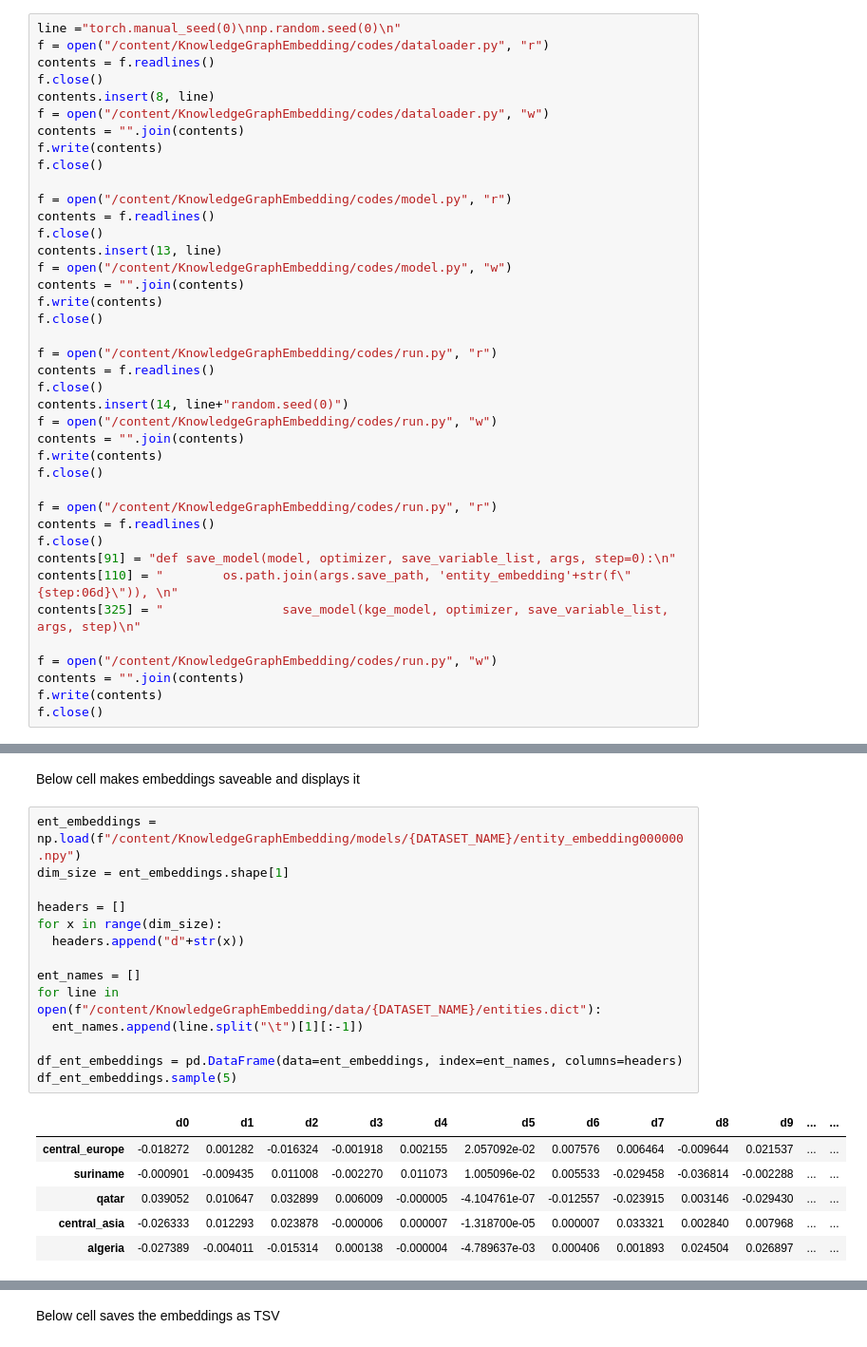
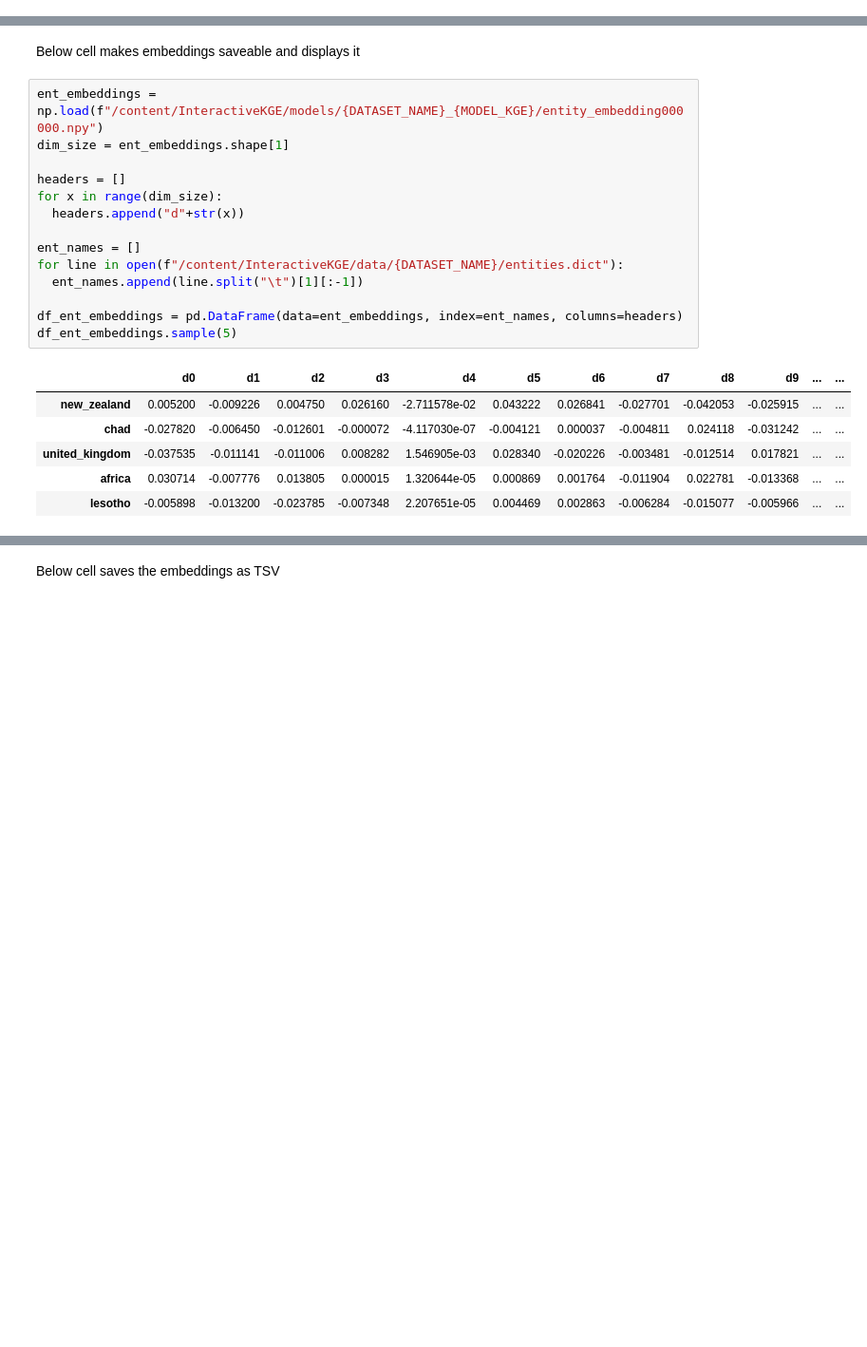
Before and after one commit to SHA-T/embedNclassify, a Jupyter notebook: embedNclassify.ipynb, the cells around one changed output, grey strips where cells are left out. Shown at 95% size. Cells and saved outputs as stored; diff of their text form; blank space fills up the shorter version.

```diff
--- a/embedNclassify.ipynb
+++ b/embedNclassify.ipynb
@@ -107,43 +145,3 @@ Run below cell to modify the code so that it is reproducible by setting numpy, t
-# %%
-line ="torch.manual_seed(0)\nnp.random.seed(0)\n"
-f = open("/content/KnowledgeGraphEmbedding/codes/dataloader.py", "r")
-contents = f.readlines()
-f.close()
-contents.insert(8, line)
-f = open("/content/KnowledgeGraphEmbedding/codes/dataloader.py", "w")
-contents = "".join(contents)
-f.write(contents)
-f.close()
-
-f = open("/content/KnowledgeGraphEmbedding/codes/model.py", "r")
-contents = f.readlines()
-f.close()
-contents.insert(13, line)
-f = open("/content/KnowledgeGraphEmbedding/codes/model.py", "w")
-contents = "".join(contents)
-f.write(contents)
-f.close()
-
-f = open("/content/KnowledgeGraphEmbedding/codes/run.py", "r")
-contents = f.readlines()
-f.close()
-contents.insert(14, line+"random.seed(0)")
-f = open("/content/KnowledgeGraphEmbedding/codes/run.py", "w")
-contents = "".join(contents)
-f.write(contents)
-f.close()
-
-f = open("/content/KnowledgeGraphEmbedding/codes/run.py", "r")
-contents = f.readlines()
-f.close()
-contents[91] = "def save_model(model, optimizer, save_variable_list, args, step=0):\n"
-contents[110] = "        os.path.join(args.save_path, 'entity_embedding'+str(f\"{step:06d}\")), \n"
-contents[325] = "                save_model(kge_model, optimizer, save_variable_list, args, step)\n"
-
-f = open("/content/KnowledgeGraphEmbedding/codes/run.py", "w")
-contents = "".join(contents)
-f.write(contents)
-f.close()
 # %% [markdown]
 Train KGE model:
 # %%
@@ -186,26 +184,26 @@ hits1, hits3, hits10, mr, mrr, loss = plot_logs(f"/content/KnowledgeGraphEmbeddi
 # %% [markdown]
 Below cell makes embeddings saveable and displays it
 # %%
-ent_embeddings = np.load(f"/content/KnowledgeGraphEmbedding/models/{DATASET_NAME}/entity_embedding000000.npy")
+ent_embeddings = np.load(f"/content/InteractiveKGE/models/{DATASET_NAME}_{MODEL_KGE}/entity_embedding000000.npy")
 dim_size = ent_embeddings.shape[1]
 
 headers = []
 for x in range(dim_size):
   headers.append("d"+str(x))
 
 ent_names = []
-for line in open(f"/content/KnowledgeGraphEmbedding/data/{DATASET_NAME}/entities.dict"):
+for line in open(f"/content/InteractiveKGE/data/{DATASET_NAME}/entities.dict"):
   ent_names.append(line.split("\t")[1][:-1])
 
 df_ent_embeddings = pd.DataFrame(data=ent_embeddings, index=ent_names, columns=headers)
 df_ent_embeddings.sample(5)
 # %% [output]
 |  | d0 | d1 | d2 | d3 | d4 | d5 | d6 | d7 | d8 | d9 | ... | ... |
-| central_europe | -0.018272 | 0.001282 | -0.016324 | -0.001918 | 0.002155 | 2.057092e-02 | 0.007576 | 0.006464 | -0.009644 | 0.021537 | ... | ... |
-| suriname | -0.000901 | -0.009435 | 0.011008 | -0.002270 | 0.011073 | 1.005096e-02 | 0.005533 | -0.029458 | -0.036814 | -0.002288 | ... | ... |
-| qatar | 0.039052 | 0.010647 | 0.032899 | 0.006009 | -0.000005 | -4.104761e-07 | -0.012557 | -0.023915 | 0.003146 | -0.029430 | ... | ... |
-| central_asia | -0.026333 | 0.012293 | 0.023878 | -0.000006 | 0.000007 | -1.318700e-05 | 0.000007 | 0.033321 | 0.002840 | 0.007968 | ... | ... |
-| algeria | -0.027389 | -0.004011 | -0.015314 | 0.000138 | -0.000004 | -4.789637e-03 | 0.000406 | 0.001893 | 0.024504 | 0.026897 | ... | ... |
+| new_zealand | 0.005200 | -0.009226 | 0.004750 | 0.026160 | -2.711578e-02 | 0.043222 | 0.026841 | -0.027701 | -0.042053 | -0.025915 | ... | ... |
+| chad | -0.027820 | -0.006450 | -0.012601 | -0.000072 | -4.117030e-07 | -0.004121 | 0.000037 | -0.004811 | 0.024118 | -0.031242 | ... | ... |
+| united_kingdom | -0.037535 | -0.011141 | -0.011006 | 0.008282 | 1.546905e-03 | 0.028340 | -0.020226 | -0.003481 | -0.012514 | 0.017821 | ... | ... |
+| africa | 0.030714 | -0.007776 | 0.013805 | 0.000015 | 1.320644e-05 | 0.000869 | 0.001764 | -0.011904 | 0.022781 | -0.013368 | ... | ... |
+| lesotho | -0.005898 | -0.013200 | -0.023785 | -0.007348 | 2.207651e-05 | 0.004469 | 0.002863 | -0.006284 | -0.015077 | -0.005966 | ... | ... |
 5 rows × 100 columns
 # %% [markdown]
 Below cell saves the embeddings as TSV
```
Also changed, not shown: parts of 16 cells of this notebook.
